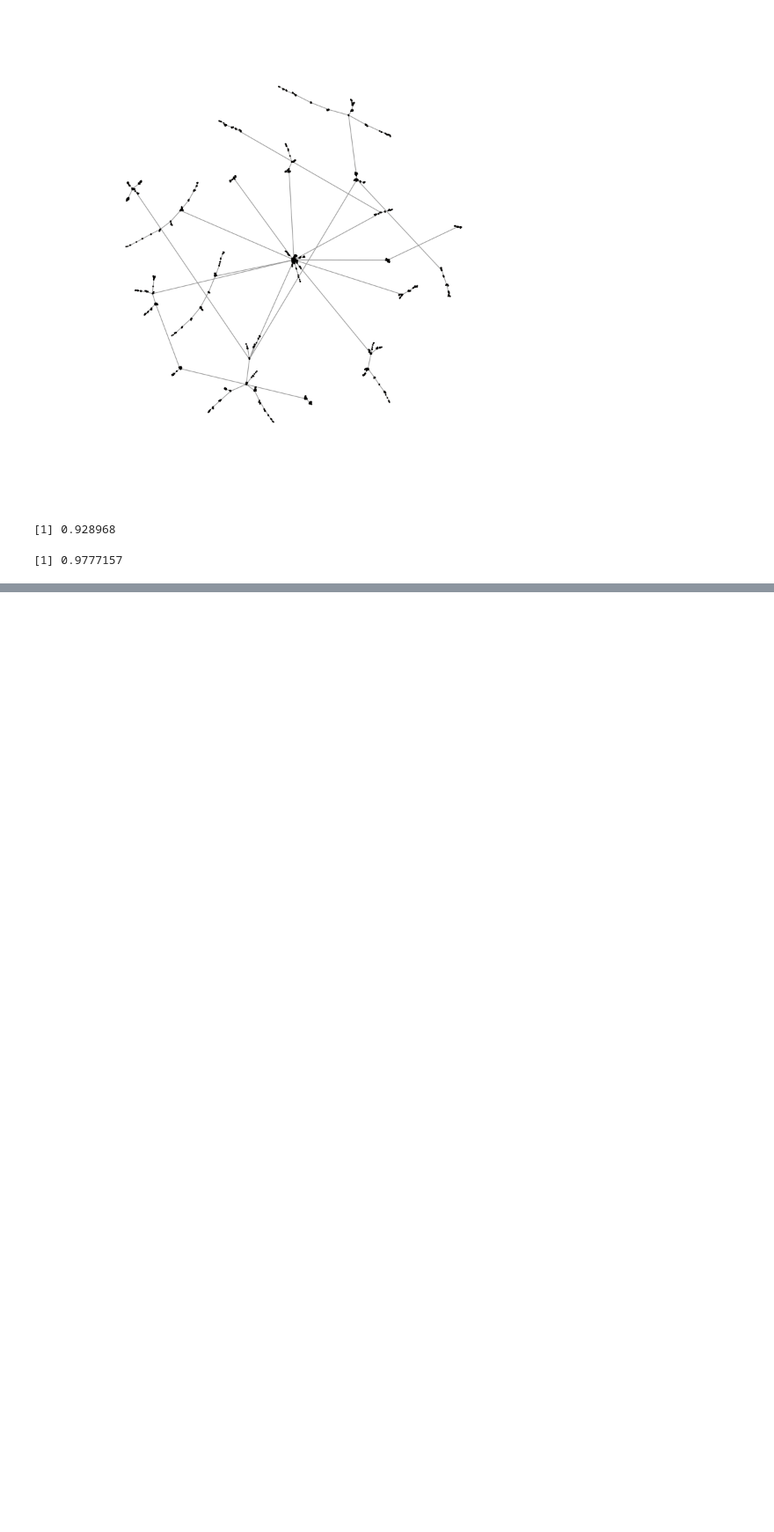
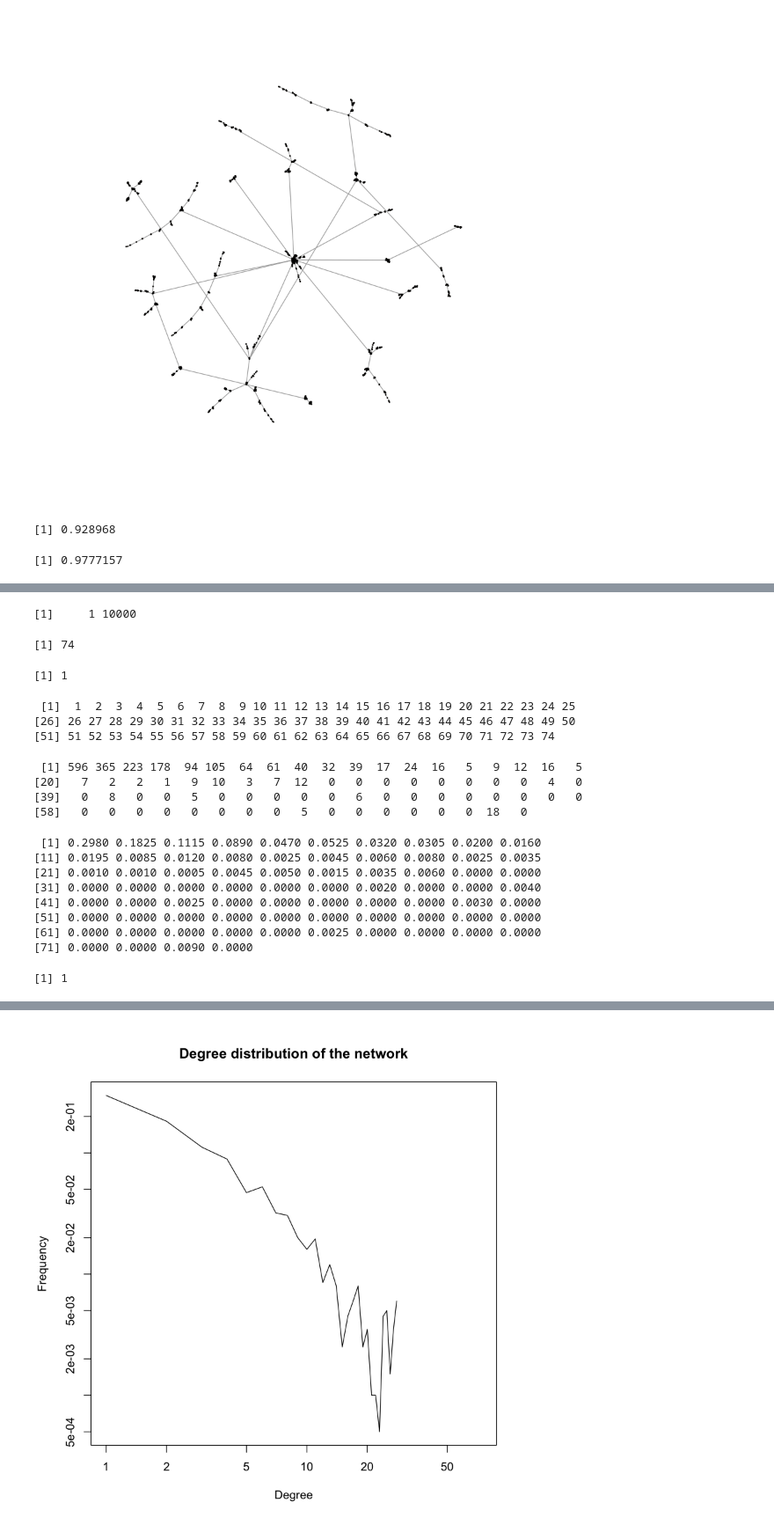
Before and after one commit to Jinxiatucla/232E, a Jupyter notebook: Project1/problem1.ipynb, the cells around one changed output, grey strips where cells are left out. Shown at 88% size. Cells and saved outputs as stored; diff of their text form; code cells hidden in the pictures; blank space fills up the shorter version.

```diff
--- a/Project1/problem1.ipynb
+++ b/Project1/problem1.ipynb
@@ -140,0 +140,58 @@ Warning message in xy.coords(x, y, xlabel, ylabel, log):
+# %%
+size(degree(g))
+size(degree.distribution(g))[2]
+sum(degree.distribution(g))
+# n1<-neighbors(g,3)
+# print (n1[33])
+# n2 <- c(0)
+# n2[n1[33]] <- n2[n1[33]]+1
+# print(n2[n1[33]])
+# vcount(g)
+# ecount(g)
+
+# n <- degree(g)
+# n[1]
+# %% [output]
+[1]     1 10000
+[1] 74
+[1] 1
+# %%
+degrees <- degree(g)
+
+set.seed(3)
+points <- sample(vcount(g), 2000)
+num_d <- rep(0,size(degree.distribution(g))[2])
+dis_d <- rep(0,size(degree.distribution(g))[2])
+for (point in points){
+    neighbs <- neighbors(g,point)
+    neighb <- sample(neighbs,1)
+    degree <- degrees[neighb]
+    num_d[degree] <- num_d[degree]+1
+}
+
+length <- 1:size(degree.distribution(g))[2]
+length
+for (i in length){
+    dis_d[i] <- num_d[i]/sum(num_d)
+}
+num_d
+dis_d
+sum(dis_d)
+plot(length,dis_d,main="Degree distribution of the network",xlab="Degree",ylab="Frequency",log="xy",type="l")
+# %% [output]
+ [1]  1  2  3  4  5  6  7  8  9 10 11 12 13 14 15 16 17 18 19 20 21 22 23 24 25
+[26] 26 27 28 29 30 31 32 33 34 35 36 37 38 39 40 41 42 43 44 45 46 47 48 49 50
+[51] 51 52 53 54 55 56 57 58 59 60 61 62 63 64 65 66 67 68 69 70 71 72 73 74
+ [1] 596 365 223 178  94 105  64  61  40  32  39  17  24  16   5   9  12  16   5
+[20]   7   2   2   1   9  10   3   7  12   0   0   0   0   0   0   0   0   4   0
+[39]   0   8   0   0   5   0   0   0   0   0   6   0   0   0   0   0   0   0   0
+[58]   0   0   0   0   0   0   0   0   5   0   0   0   0   0   0  18   0
+ [1] 0.2980 0.1825 0.1115 0.0890 0.0470 0.0525 0.0320 0.0305 0.0200 0.0160
+[11] 0.0195 0.0085 0.0120 0.0080 0.0025 0.0045 0.0060 0.0080 0.0025 0.0035
+[21] 0.0010 0.0010 0.0005 0.0045 0.0050 0.0015 0.0035 0.0060 0.0000 0.0000
+[31] 0.0000 0.0000 0.0000 0.0000 0.0000 0.0000 0.0020 0.0000 0.0000 0.0040
+[41] 0.0000 0.0000 0.0025 0.0000 0.0000 0.0000 0.0000 0.0000 0.0030 0.0000
+[51] 0.0000 0.0000 0.0000 0.0000 0.0000 0.0000 0.0000 0.0000 0.0000 0.0000
+[61] 0.0000 0.0000 0.0000 0.0000 0.0000 0.0025 0.0000 0.0000 0.0000 0.0000
+[71] 0.0000 0.0000 0.0090 0.0000
+[1] 1
@@ -140,0 +200 @@ Warning message in xy.coords(x, y, xlabel, ylabel, log):
+[figure, added]
```
Also changed, not shown: parts of 2 cells of this notebook.
